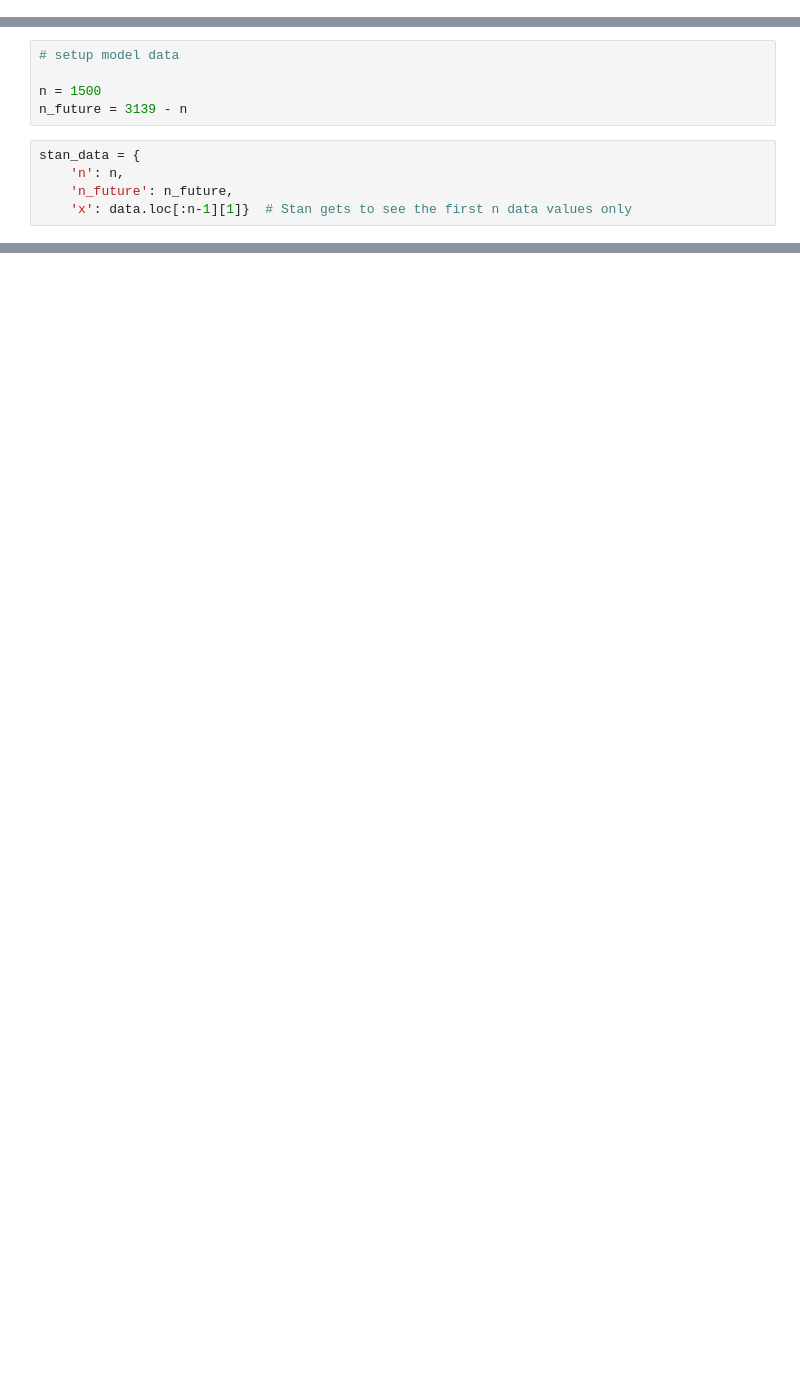
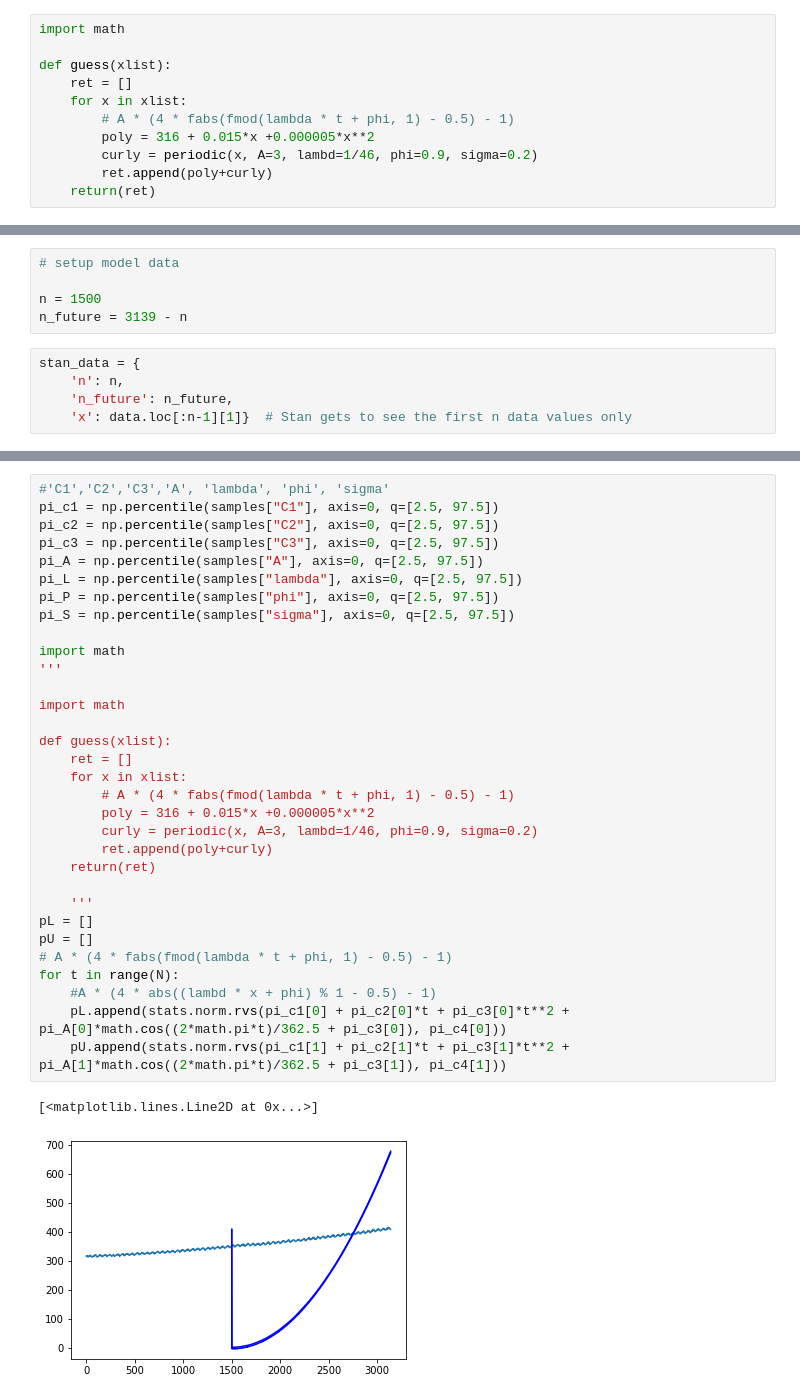
Before and after one commit to michlee1337/DataScience, a Jupyter notebook: Stats/carbonDioxide.ipynb, the cells around one changed output, grey strips where cells are left out. Drawn from its saved outputs; the diff is of its cells as text; blank space fills up the shorter version.

```diff
--- a/Stats/carbonDioxide.ipynb
+++ b/Stats/carbonDioxide.ipynb
@@ -12,0 +57,11 @@ data = pd.read_csv("co2.csv",sep=',', comment='"',header=None)
+# %%
+import math
+
+def guess(xlist):
+    ret = []
+    for x in xlist:
+        # A * (4 * fabs(fmod(lambda * t + phi, 1) - 0.5) - 1)
+        poly = 316 + 0.015*x +0.000005*x**2
+        curly = periodic(x, A=3, lambd=1/46, phi=0.9, sigma=0.2)
+        ret.append(poly+curly)
+    return(ret)
@@ -154,0 +217,35 @@ convergence, Rhat=1).
+# %%
+#'C1','C2','C3','A', 'lambda', 'phi', 'sigma'
+pi_c1 = np.percentile(samples["C1"], axis=0, q=[2.5, 97.5])
+pi_c2 = np.percentile(samples["C2"], axis=0, q=[2.5, 97.5])
+pi_c3 = np.percentile(samples["C3"], axis=0, q=[2.5, 97.5])
+pi_A = np.percentile(samples["A"], axis=0, q=[2.5, 97.5])
+pi_L = np.percentile(samples["lambda"], axis=0, q=[2.5, 97.5])
+pi_P = np.percentile(samples["phi"], axis=0, q=[2.5, 97.5])
+pi_S = np.percentile(samples["sigma"], axis=0, q=[2.5, 97.5])
+
+import math
+'''
+
+import math
+
+def guess(xlist):
+    ret = []
+    for x in xlist:
+        # A * (4 * fabs(fmod(lambda * t + phi, 1) - 0.5) - 1)
+        poly = 316 + 0.015*x +0.000005*x**2
+        curly = periodic(x, A=3, lambd=1/46, phi=0.9, sigma=0.2)
+        ret.append(poly+curly)
+    return(ret)
+
+    '''
+pL = []
+pU = []
+# A * (4 * fabs(fmod(lambda * t + phi, 1) - 0.5) - 1)
+for t in range(N):
+    #A * (4 * abs((lambd * x + phi) % 1 - 0.5) - 1)
+    pL.append(stats.norm.rvs(pi_c1[0] + pi_c2[0]*t + pi_c3[0]*t**2 + pi_A[0]*math.cos((2*math.pi*t)/362.5 + pi_c3[0]), pi_c4[0]))
+    pU.append(stats.norm.rvs(pi_c1[1] + pi_c2[1]*t + pi_c3[1]*t**2 + pi_A[1]*math.cos((2*math.pi*t)/362.5 + pi_c3[1]), pi_c4[1]))
+# %% [output]
+[<matplotlib.lines.Line2D at 0x...>]
+[figure, added]
```
Also changed, not shown: parts of 13 cells of this notebook, 5 other files.
